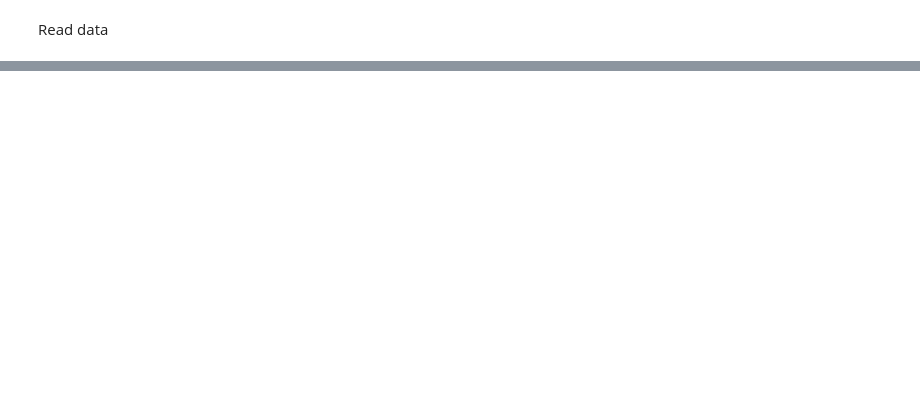
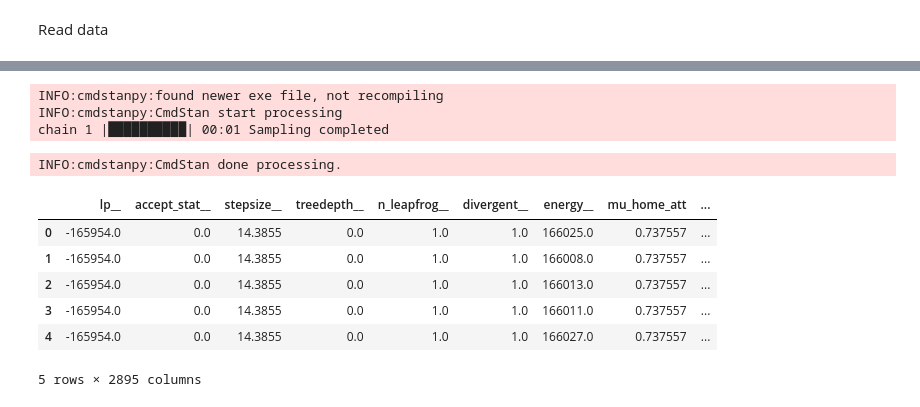
Before and after one commit to Mazart23/NBA_data_analytics, a Jupyter notebook: main.ipynb, the cells around one changed output, grey strips where cells are left out. Saved outputs shown, nothing was run; the diff lists cells and outputs as text; code cells hidden in the pictures; blank space fills up the shorter version.

```diff
--- a/main.ipynb
+++ b/main.ipynb
@@ -35,0 +327,25 @@ for year in years:
+# %%
+model_2 = CmdStanModel(stan_file='src/model/model_2.stan')
+samples = 1000
+sim=model_2.sample(data=inp_data,
+                     iter_sampling=samples,
+                     iter_warmup=1,
+                     chains=1,
+                     fixed_param=False,
+                     refresh=samples)
+# %% [output]
+INFO:cmdstanpy:found newer exe file, not recompiling
+INFO:cmdstanpy:CmdStan start processing
+chain 1 |██████████| 00:01 Sampling completed
+INFO:cmdstanpy:CmdStan done processing.
+# %%
+mod_2 = sim.draws_pd()
+mod_2.head()
+# %% [output]
+|  | lp__ | accept_stat__ | stepsize__ | treedepth__ | n_leapfrog__ | divergent__ | energy__ | mu_home_att | ... |
+| 0 | -165954.0 | 0.0 | 14.3855 | 0.0 | 1.0 | 1.0 | 166025.0 | 0.737557 | ... |
+| 1 | -165954.0 | 0.0 | 14.3855 | 0.0 | 1.0 | 1.0 | 166008.0 | 0.737557 | ... |
+| 2 | -165954.0 | 0.0 | 14.3855 | 0.0 | 1.0 | 1.0 | 166013.0 | 0.737557 | ... |
+| 3 | -165954.0 | 0.0 | 14.3855 | 0.0 | 1.0 | 1.0 | 166011.0 | 0.737557 | ... |
+| 4 | -165954.0 | 0.0 | 14.3855 | 0.0 | 1.0 | 1.0 | 166027.0 | 0.737557 | ... |
+5 rows × 2895 columns
```
Also changed, not shown: parts of 23 cells of this notebook, 1 other file.
